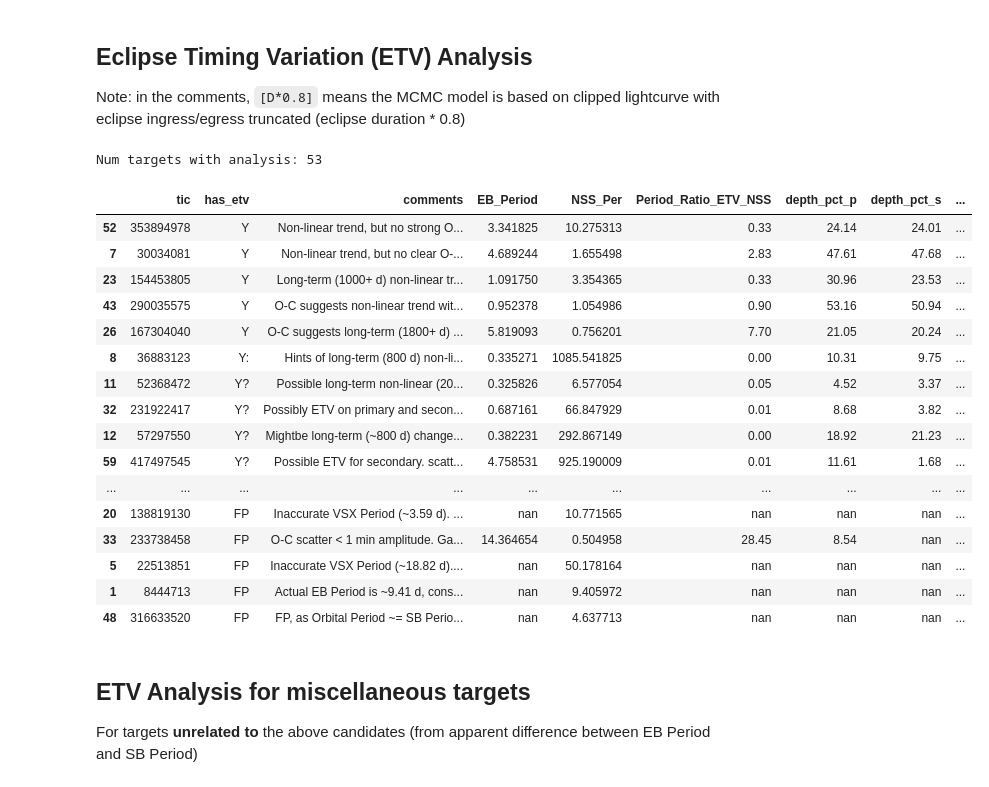
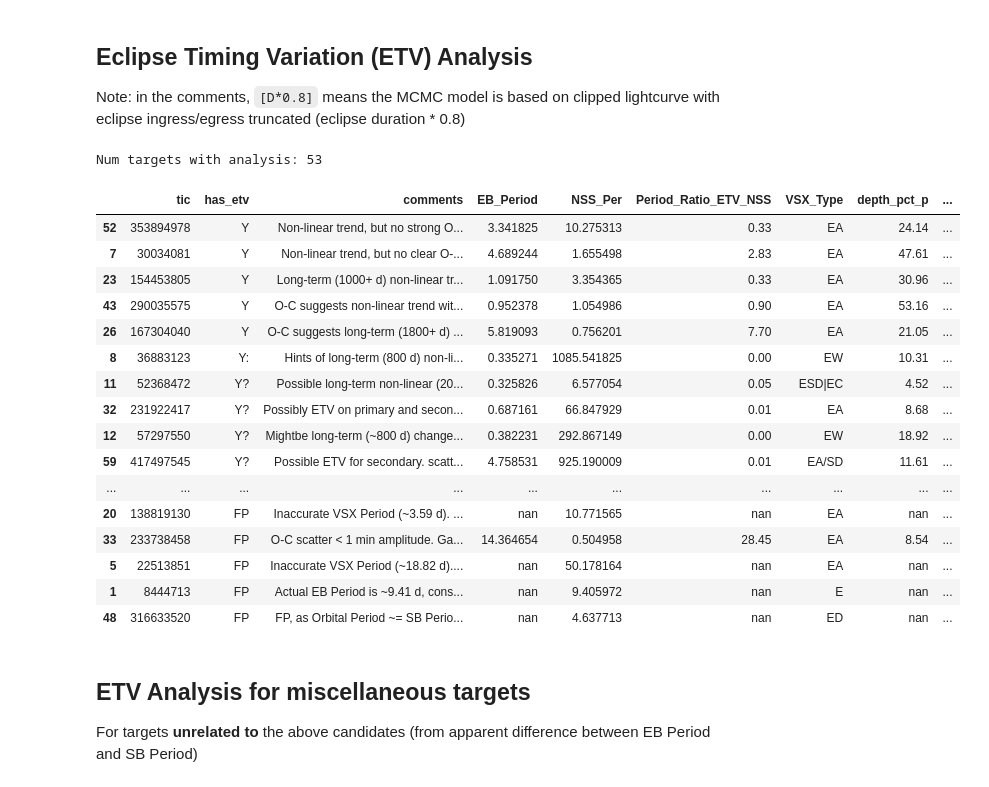
Before and after one commit to orionlee/PH_TESS_I_LightCurveViewer, a Jupyter notebook: eb_with_diff_sb_period/Dashboard_EB_with_SB.ipynb, the cells around one changed output. Cells and saved outputs as stored; diff of their text form; code cells hidden in the pictures.

Commit message:
ETV dashboard: include VSX Type in ETV table - to easily differentiate between EA (with clear ingress/egress) and EB/EW

```diff
--- a/eb_with_diff_sb_period/Dashboard_EB_with_SB.ipynb
+++ b/eb_with_diff_sb_period/Dashboard_EB_with_SB.ipynb
@@ -189,52 +189,52 @@ df = df_etv[~pd.isna(df_etv["etv_done"])]
 num_analyzed = len(df)
 
 # sort by has_etv status, then keep the order of in the csv (within the priority group)
 df = df.sort_values(by=["priority", "_analysis_order"])
 
 # filter by has_etv
 # df = df[np.isin(df["has_etv"], ["Y", "Y?", "?"])]
 
 display_columns = ["tic", "has_etv",
                    # "priority",
                    "comments",
-                   # "VSX_Type",
-                   "EB_Period",
+                   "EB_Period",  # <-- EB Period used in ETV
                    # "VSX_Period",
                    "NSS_Per",
                    "Period_Ratio_ETV_NSS",
                    # "Period_Ratio_EB_SB",  # <-- it is actually VSX_Period : NSS_Per
+                   "VSX_Type",
                    "depth_pct_p", "depth_pct_s",
                    "GAIA_sepsi", "GAIA_RUWE", "GAIA_e_RV",
                    "num_sectors", "time_span",  # time span of the data in ETV analysis
                    "TESS", "VSX_OID", "GAIA",'NSS',  # links to ExoFOP, VSX, Gaia DR3
                   ]
 
 if len(df) == num_analyzed:
     print(f"Num targets with analysis: {num_analyzed}")
 else:
     print(f"Num targets with analysis: {num_analyzed} ({len(df)} shown)")
 display_dashboard(
     df,
      display_columns)
 # %% [output]
 Num targets with analysis: 53
-|  | tic | has_etv | comments | EB_Period | NSS_Per | Period_Ratio_ETV_NSS | depth_pct_p | depth_pct_s | ... |
-| 52 | 353894978 | Y | Non-linear trend, but no strong O... | 3.341825 | 10.275313 | 0.33 | 24.14 | 24.01 | ... |
-| 7 | 30034081 | Y | Non-linear trend, but no clear O-... | 4.689244 | 1.655498 | 2.83 | 47.61 | 47.68 | ... |
-| 23 | 154453805 | Y | Long-term (1000+ d) non-linear tr... | 1.091750 | 3.354365 | 0.33 | 30.96 | 23.53 | ... |
-| 43 | 290035575 | Y | O-C suggests non-linear trend wit... | 0.952378 | 1.054986 | 0.90 | 53.16 | 50.94 | ... |
-| 26 | 167304040 | Y | O-C suggests long-term (1800+ d) ... | 5.819093 | 0.756201 | 7.70 | 21.05 | 20.24 | ... |
-| 8 | 36883123 | Y: | Hints of long-term (800 d) non-li... | 0.335271 | 1085.541825 | 0.00 | 10.31 | 9.75 | ... |
-| 11 | 52368472 | Y? | Possible long-term non-linear (20... | 0.325826 | 6.577054 | 0.05 | 4.52 | 3.37 | ... |
-| 32 | 231922417 | Y? | Possibly ETV on primary and secon... | 0.687161 | 66.847929 | 0.01 | 8.68 | 3.82 | ... |
-| 12 | 57297550 | Y? | Mightbe long-term (~800 d) change... | 0.382231 | 292.867149 | 0.00 | 18.92 | 21.23 | ... |
-| 59 | 417497545 | Y? | Possible ETV for secondary. scatt... | 4.758531 | 925.190009 | 0.01 | 11.61 | 1.68 | ... |
+|  | tic | has_etv | comments | EB_Period | NSS_Per | Period_Ratio_ETV_NSS | VSX_Type | depth_pct_p | ... |
+| 52 | 353894978 | Y | Non-linear trend, but no strong O... | 3.341825 | 10.275313 | 0.33 | EA | 24.14 | ... |
+| 7 | 30034081 | Y | Non-linear trend, but no clear O-... | 4.689244 | 1.655498 | 2.83 | EA | 47.61 | ... |
+| 23 | 154453805 | Y | Long-term (1000+ d) non-linear tr... | 1.091750 | 3.354365 | 0.33 | EA | 30.96 | ... |
+| 43 | 290035575 | Y | O-C suggests non-linear trend wit... | 0.952378 | 1.054986 | 0.90 | EA | 53.16 | ... |
+| 26 | 167304040 | Y | O-C suggests long-term (1800+ d) ... | 5.819093 | 0.756201 | 7.70 | EA | 21.05 | ... |
+| 8 | 36883123 | Y: | Hints of long-term (800 d) non-li... | 0.335271 | 1085.541825 | 0.00 | EW | 10.31 | ... |
+| 11 | 52368472 | Y? | Possible long-term non-linear (20... | 0.325826 | 6.577054 | 0.05 | ESD|EC | 4.52 | ... |
+| 32 | 231922417 | Y? | Possibly ETV on primary and secon... | 0.687161 | 66.847929 | 0.01 | EA | 8.68 | ... |
+| 12 | 57297550 | Y? | Mightbe long-term (~800 d) change... | 0.382231 | 292.867149 | 0.00 | EW | 18.92 | ... |
+| 59 | 417497545 | Y? | Possible ETV for secondary. scatt... | 4.758531 | 925.190009 | 0.01 | EA/SD | 11.61 | ... |
 | ... | ... | ... | ... | ... | ... | ... | ... | ... | ... |
-| 20 | 138819130 | FP | Inaccurate VSX Period (~3.59 d). ... | nan | 10.771565 | nan | nan | nan | ... |
-| 33 | 233738458 | FP | O-C scatter < 1 min amplitude. Ga... | 14.364654 | 0.504958 | 28.45 | 8.54 | nan | ... |
-| 5 | 22513851 | FP | Inaccurate VSX Period (~18.82 d).... | nan | 50.178164 | nan | nan | nan | ... |
-| 1 | 8444713 | FP | Actual EB Period is ~9.41 d, cons... | nan | 9.405972 | nan | nan | nan | ... |
-| 48 | 316633520 | FP | FP, as Orbital Period ~= SB Perio... | nan | 4.637713 | nan | nan | nan | ... |
+| 20 | 138819130 | FP | Inaccurate VSX Period (~3.59 d). ... | nan | 10.771565 | nan | EA | nan | ... |
+| 33 | 233738458 | FP | O-C scatter < 1 min amplitude. Ga... | 14.364654 | 0.504958 | 28.45 | EA | 8.54 | ... |
+| 5 | 22513851 | FP | Inaccurate VSX Period (~18.82 d).... | nan | 50.178164 | nan | EA | nan | ... |
+| 1 | 8444713 | FP | Actual EB Period is ~9.41 d, cons... | nan | 9.405972 | nan | E | nan | ... |
+| 48 | 316633520 | FP | FP, as Orbital Period ~= SB Perio... | nan | 4.637713 | nan | ED | nan | ... |
 # %% [markdown]
 ## ETV Analysis for miscellaneous targets
 
```
